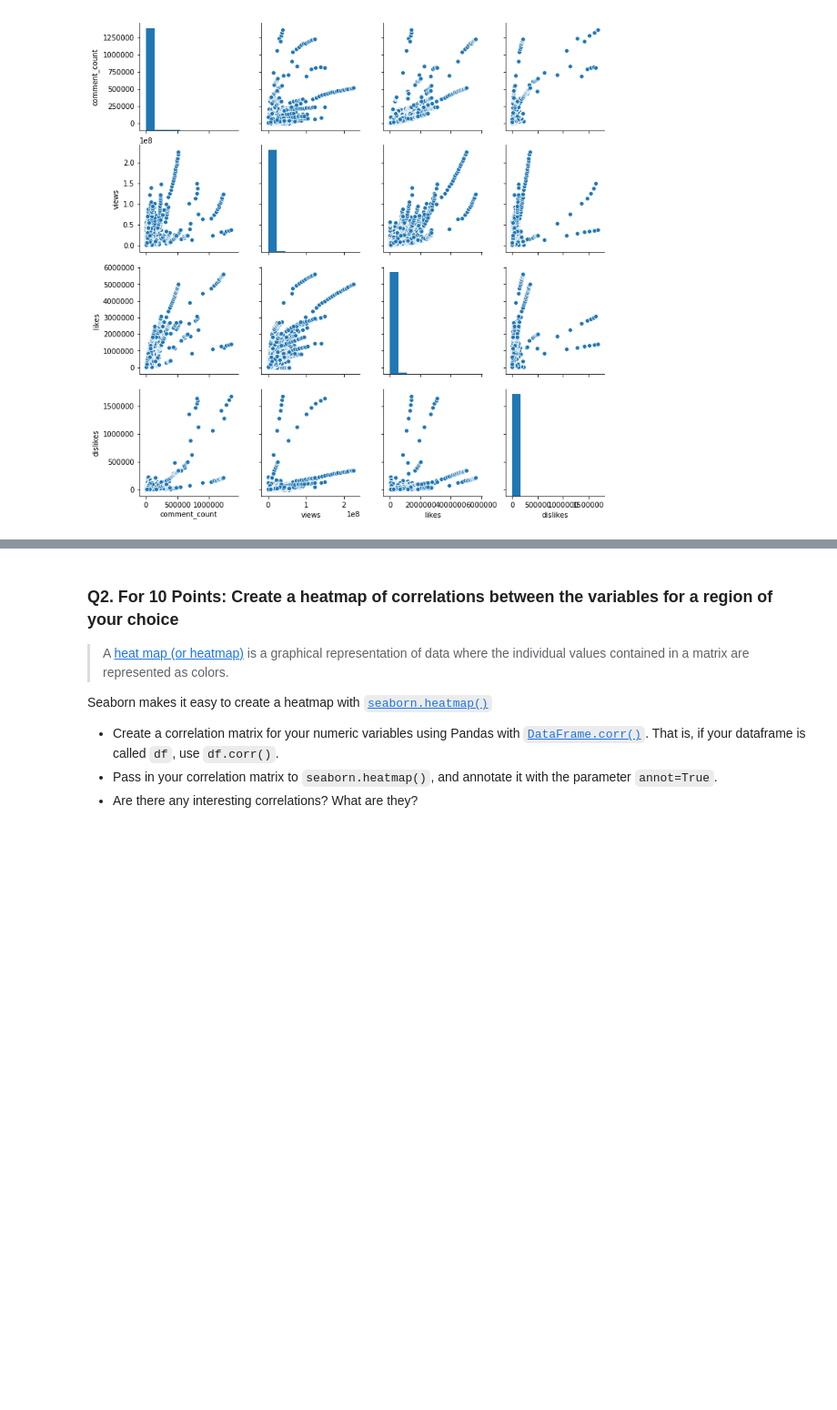
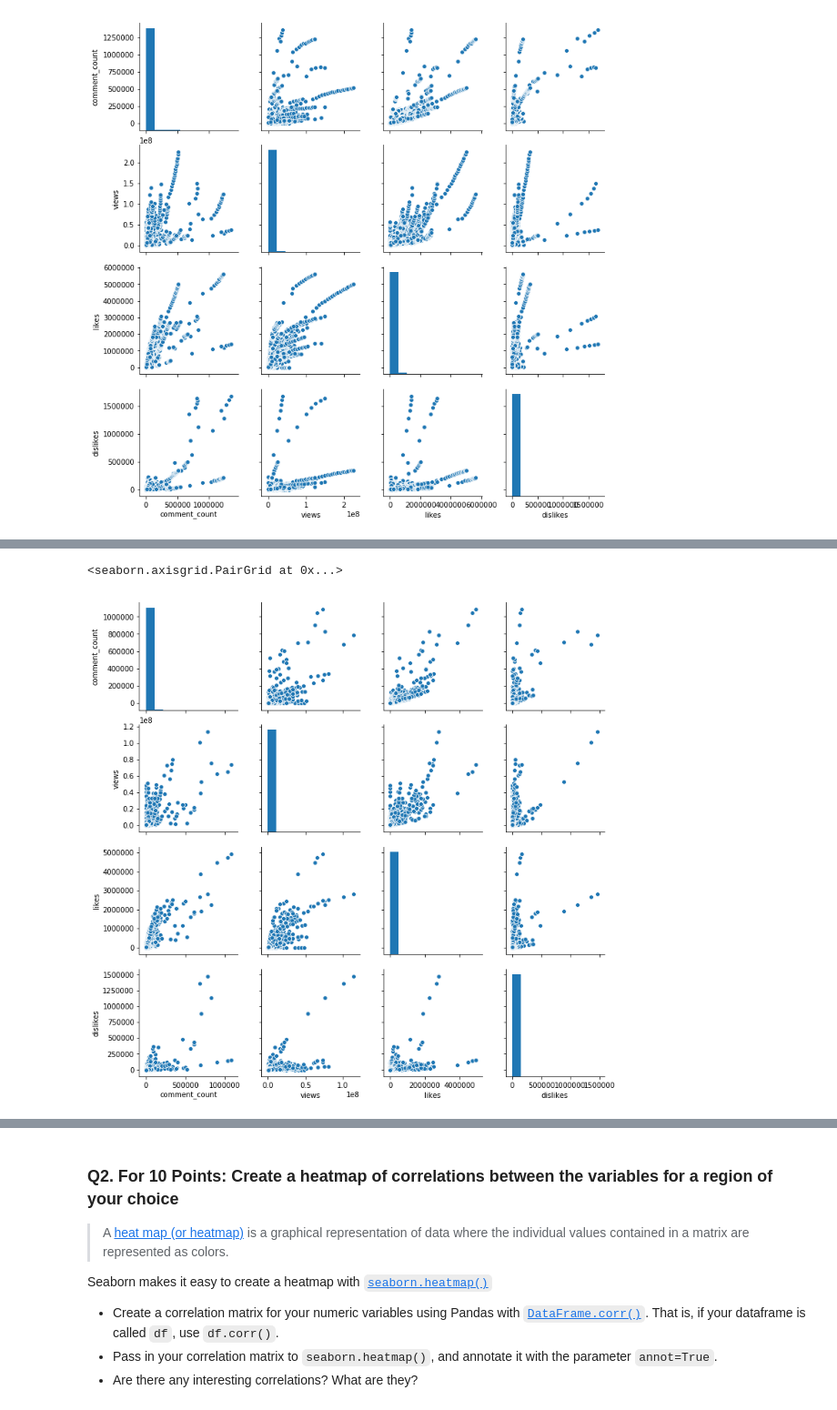
Before and after one commit to tengdann/si618, a Jupyter notebook: 618_HW4.ipynb, the cells around one changed output, grey strips where cells are left out. Shown at 91% size. Cells and saved outputs as stored; diff of their text form; code cells hidden in the pictures; blank space fills up the shorter version.

```diff
--- a/618_HW4.ipynb
+++ b/618_HW4.ipynb
@@ -77,0 +88,5 @@ sns.pairplot(df_us_clean)
+# %%
+sns.pairplot(df_de_clean)
+# %% [output]
+<seaborn.axisgrid.PairGrid at 0x...>
+[figure, added]
```
Also changed, not shown: parts of 11 cells of this notebook, 1 other file.
